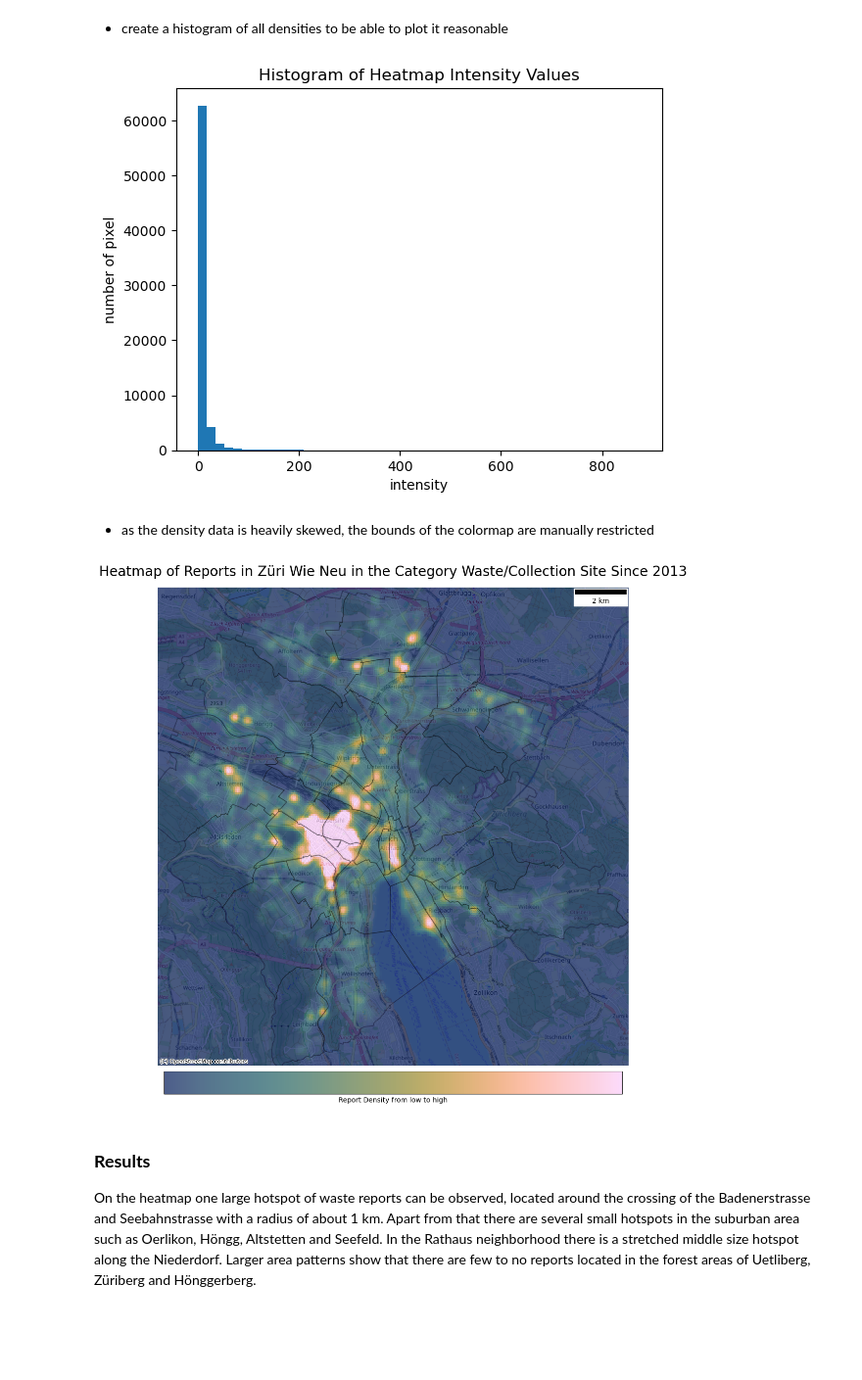
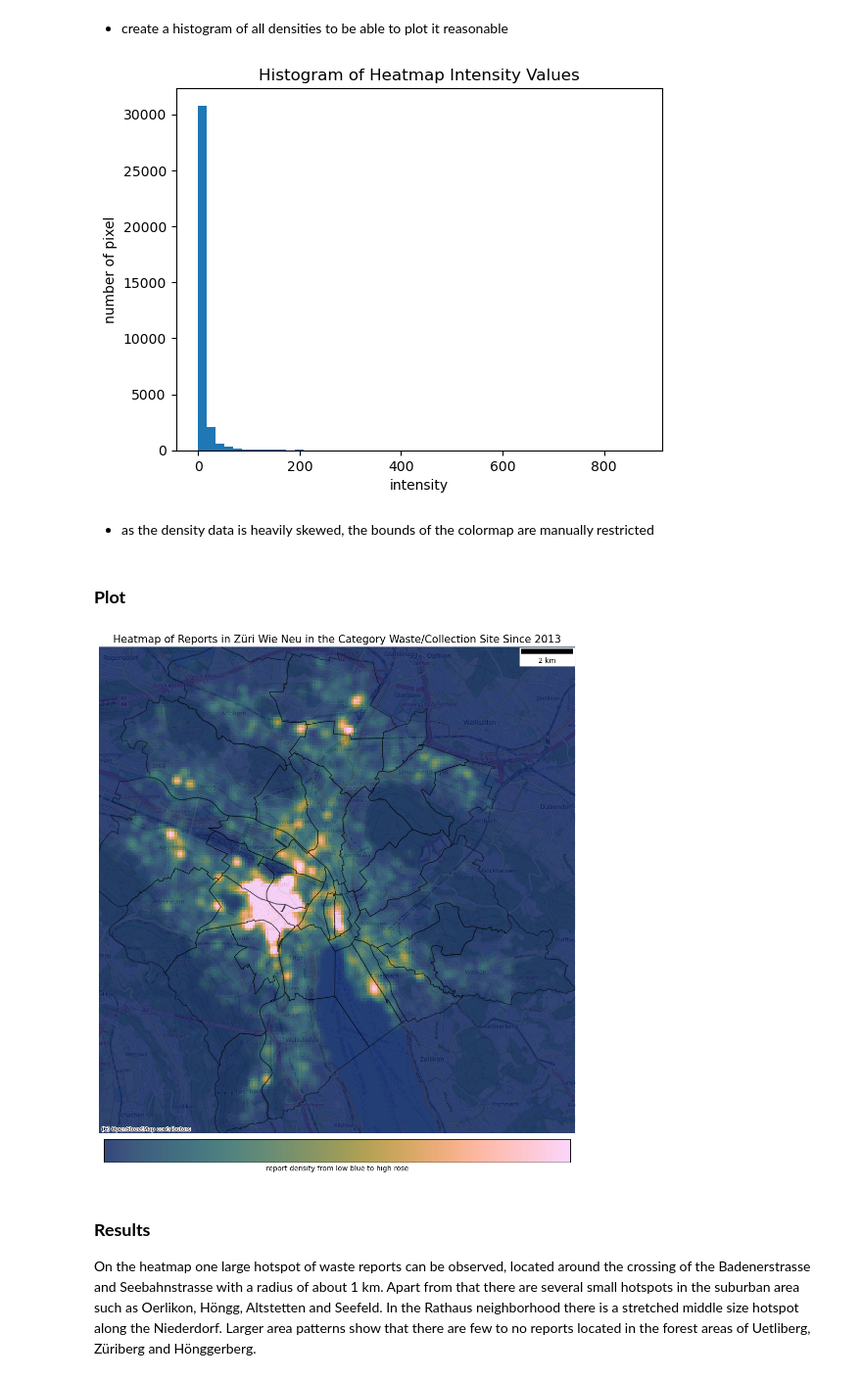
Before and after one commit to tiijb/sds_project, a Jupyter notebook: code/heatmap.ipynb, the cells around one changed output. Shown at 98% size. Cells and saved outputs as stored; diff of their text form; code cells hidden in the pictures; blank space fills up the shorter version.

```diff
--- a/code/heatmap.ipynb
+++ b/code/heatmap.ipynb
@@ -90,6 +96,6 @@ It was used here because I prefered to write a code that I completely understand
 # %%
 # decide for a resolution of the grid [m] and a radius [m] for the kernel which should be considered
-resolution = 70
+resolution = 100
 r = 300
 
 # extract the x and y coordinates of all reports
@@ -181,7 +187,7 @@ fig.savefig("../figures/heatmap_intensity_histogram.png", dpi=300, bbox_inches="
 
 plt.show()
 # %% [output]
-[figure, old version]
+[figure, new version]
 # %% [markdown]
 - as the density data is heavily skewed, the bounds of the colormap are manually restricted
 # %%
@@ -190,37 +196,40 @@ q99 = np.quantile(all_intensities, 0.99)
 
 # clip all values larger than than q99 to q99
 intensity_restricted = np.clip(np.array(intensity_list), 0, q99)
+# %% [markdown]
+### **Plot**
 # %%
 fig, ax = plt.subplots(figsize = (15, 15))
 
 
 # create the heatmap layer
-heatmap = ax.pcolormesh( mesh_x, mesh_y, intensity_restricted, alpha=0.7, cmap=cmc.batlow)
+heatmap = ax.pcolormesh( mesh_x, mesh_y, intensity_restricted, alpha=0.8, cmap=cmc.batlow)
 
 # add a basemap
 ctx.add_basemap(ax, source=ctx.providers.OpenStreetMap.CH)
 
 # remove axis
 ax.axis("off")
 
 #set a title
-ax.set_title(f"Heatmap of Reports in Züri Wie Neu in the Category Waste/Collection Site Since {min(zwn_waste_gdf["requested_datetime"]).year}", fontsize= 20)
+ax.set_title(f"Heatmap of Reports in Züri Wie Neu in the Category Waste/Collection Site Since {min(zwn_waste_gdf["requested_datetime"]).year}", fontsize= 15)
 
 # add neighbourhood boundaries
-neighbourhoods_gdf.plot(ax= ax, facecolor="none", alpha=0.3)
+neighbourhoods_gdf.plot(ax= ax, facecolor="none", alpha=0.5)
 
 # add scalebar
 scalebar = ScaleBar(1)
 ax.add_artist(scalebar)
 
-plt.colorbar(heatmap, ax=ax, label="Report Density from low to high", location="bottom", ticks=[], shrink=0.8, pad= 0.01)
+# add colorbar
+plt.colorbar(heatmap, ax=ax, label="report density from low blue to high rose", location="bottom", ticks=[], shrink=0.8, pad= 0.01)
 
 # save figure in the figures folder
 fig.savefig("../figures/heatmap.png", dpi=300, bbox_inches="tight")
 
 plt.show()
 # %% [output]
-[figure, old version]
+[figure, new version]
 # %% [markdown]
 ### **Results**
 
```
Also changed, not shown: parts of 8 cells of this notebook.
